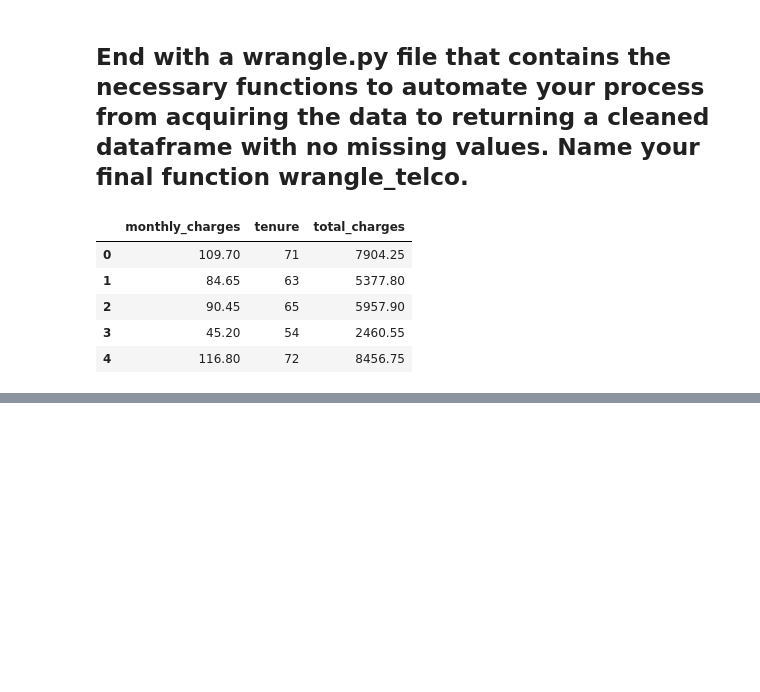
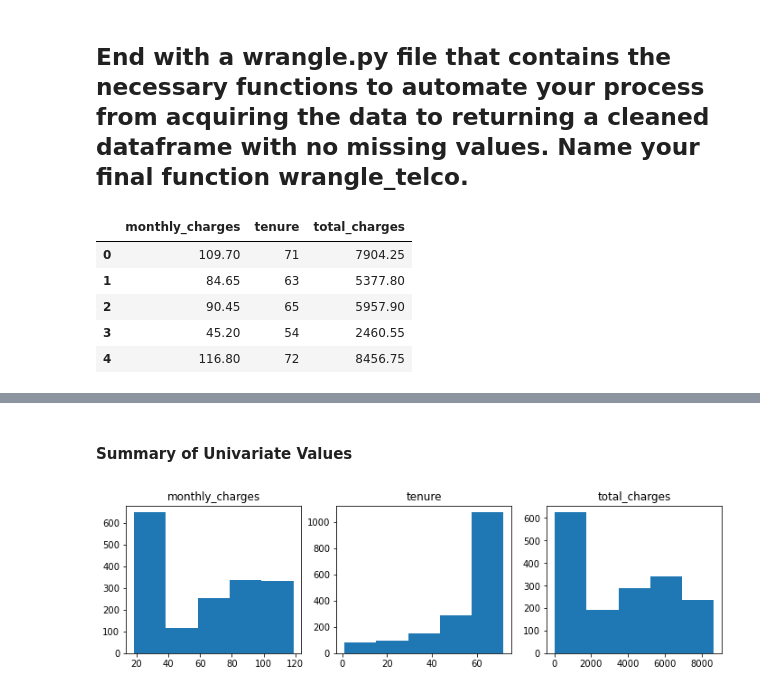
Before and after one commit to Johndsalas/lesson_prep, a Jupyter notebook: regression/wrangle.ipynb, the cells around one changed output, grey strips where cells are left out. Saved outputs shown, nothing was run; the diff lists cells and outputs as text; code cells hidden in the pictures; blank space fills up the shorter version.

```diff
--- a/regression/wrangle.ipynb
+++ b/regression/wrangle.ipynb
@@ -211,6 +278,8 @@ import numpy as np
 
 #***************************Get Data From SQL******************************
 def get_data_from_mysql(query, database):
+    '''Takes in a SQL query and a database name
+       Returns the results of the SQL query using the input database'''
 
     # create url string from user info and desired database
     url = f'mysql+pymysql://{user}:{password}@{host}/{database}'
@@ -221,6 +290,7 @@ def get_data_from_mysql(query, database):
 #****************************Wrangle Telco Data*****************************
 
 def wrangle_telco():
+    ''' Acquires and cleans Telco data'''
 
     query = """
 
@@ -235,7 +305,7 @@ def wrangle_telco():
     # get query results by utilizing get_data_from_mysql function
     df = get_data_from_mysql(query, 'telco_churn')
 
-    # replace space with nan
+    # replace space values (found in total charges) with nan
     df.replace(' ', np.nan, inplace=True)
 
     # drop rows containing nans in total_charges
@@ -260,0 +352,8 @@ df.head()
+# %%
+df = wrangle_telco()
+# %% [markdown]
+#### Summary of Univariate Values
+# %%
+histographs(df)
+# %% [output]
+[figure, added]
```
Also changed, not shown: parts of 37 cells of this notebook, 2 other files.
